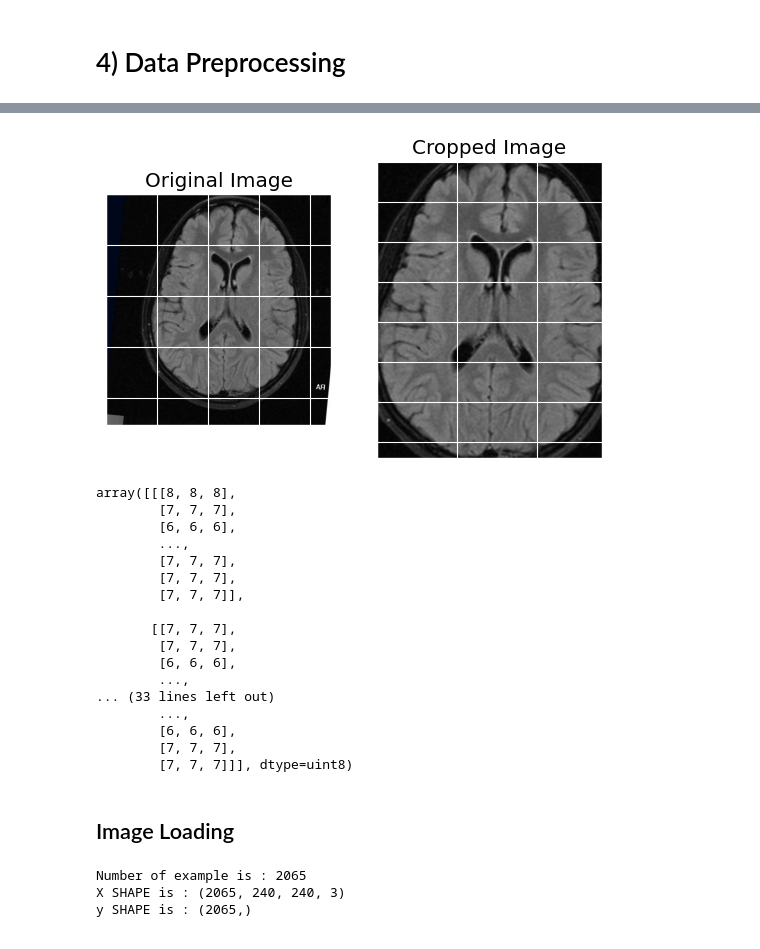
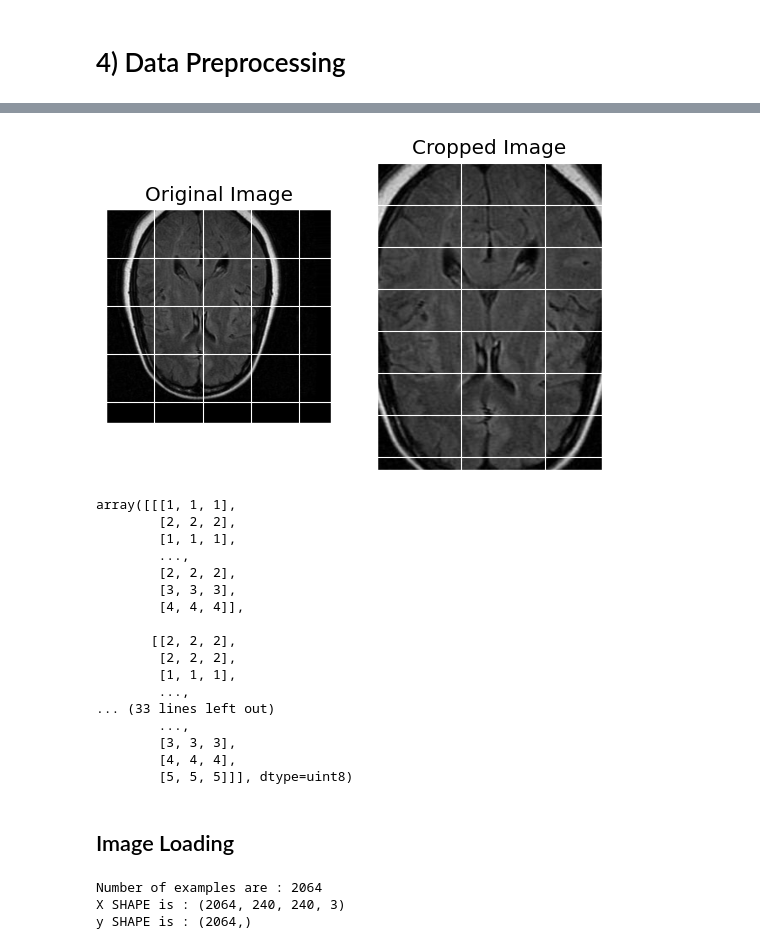
Before and after one commit to mikemwai/oncolyticnet, a Jupyter notebook: oncolyticnet.ipynb, the cells around one changed output, grey strips where cells are left out. Cells and saved outputs as stored; diff of their text form; code cells hidden in the pictures.

```diff
--- a/oncolyticnet.ipynb
+++ b/oncolyticnet.ipynb
@@ -249,25 +276,26 @@ array([[[2, 2, 2],
 # %%
-img = cv2.imread('augmented_data/no/aug_N_10_0_2667.jpg')
+# Manually copy and paste any image from the "no" folder in the "augmented_data" folder
+img = cv2.imread('augmented_data/no/aug_N_11_0_1416.jpg')
 crop_brain_tumor(img, True)
 # %% [output]
-[figure, old version]
+[figure, new version]
-array([[[8, 8, 8],
-        [7, 7, 7],
-        [6, 6, 6],
+array([[[1, 1, 1],
+        [2, 2, 2],
+        [1, 1, 1],
         ...,
-        [7, 7, 7],
-        [7, 7, 7],
-        [7, 7, 7]],
+        [2, 2, 2],
+        [3, 3, 3],
+        [4, 4, 4]],
 
-       [[7, 7, 7],
-        [7, 7, 7],
-        [6, 6, 6],
+       [[2, 2, 2],
+        [2, 2, 2],
+        [1, 1, 1],
         ...,
 ... (33 lines left out)
         ...,
-        [6, 6, 6],
-        [7, 7, 7],
-        [7, 7, 7]]], dtype=uint8)
+        [3, 3, 3],
+        [4, 4, 4],
+        [5, 5, 5]]], dtype=uint8)
 # %%
 folder1 = 'augmented_data/no/'
 folder2 = 'augmented_data/yes/'
@@ -311,16 +339,16 @@ def load_data(dir_list, image_size):
     return X,y
 # %%
 augmented_path = 'augmented_data/'
-augmeneted_yes = augmented_path + 'yes'
-augmeneted_no = augmented_path + 'no'
+augmented_yes = augmented_path + 'yes'
+augmented_no = augmented_path + 'no'
 
 IMAGE_WIDTH, IMAGE_HEIGHT = (240,240)
 
-X,y = load_data([augmeneted_yes, augmeneted_no], (IMAGE_WIDTH, IMAGE_HEIGHT))
+X,y = load_data([augmented_yes, augmented_no], (IMAGE_WIDTH, IMAGE_HEIGHT))
 # %% [output]
-Number of example is : 2065
-X SHAPE is : (2065, 240, 240, 3)
-y SHAPE is : (2065,)
+Number of examples are : 2064
+X SHAPE is : (2064, 240, 240, 3)
+y SHAPE is : (2064,)
 # %%
 def plot_sample_images(X, y, n=50):
 
```
Also changed, not shown: parts of 8 cells of this notebook, 1 other file.
